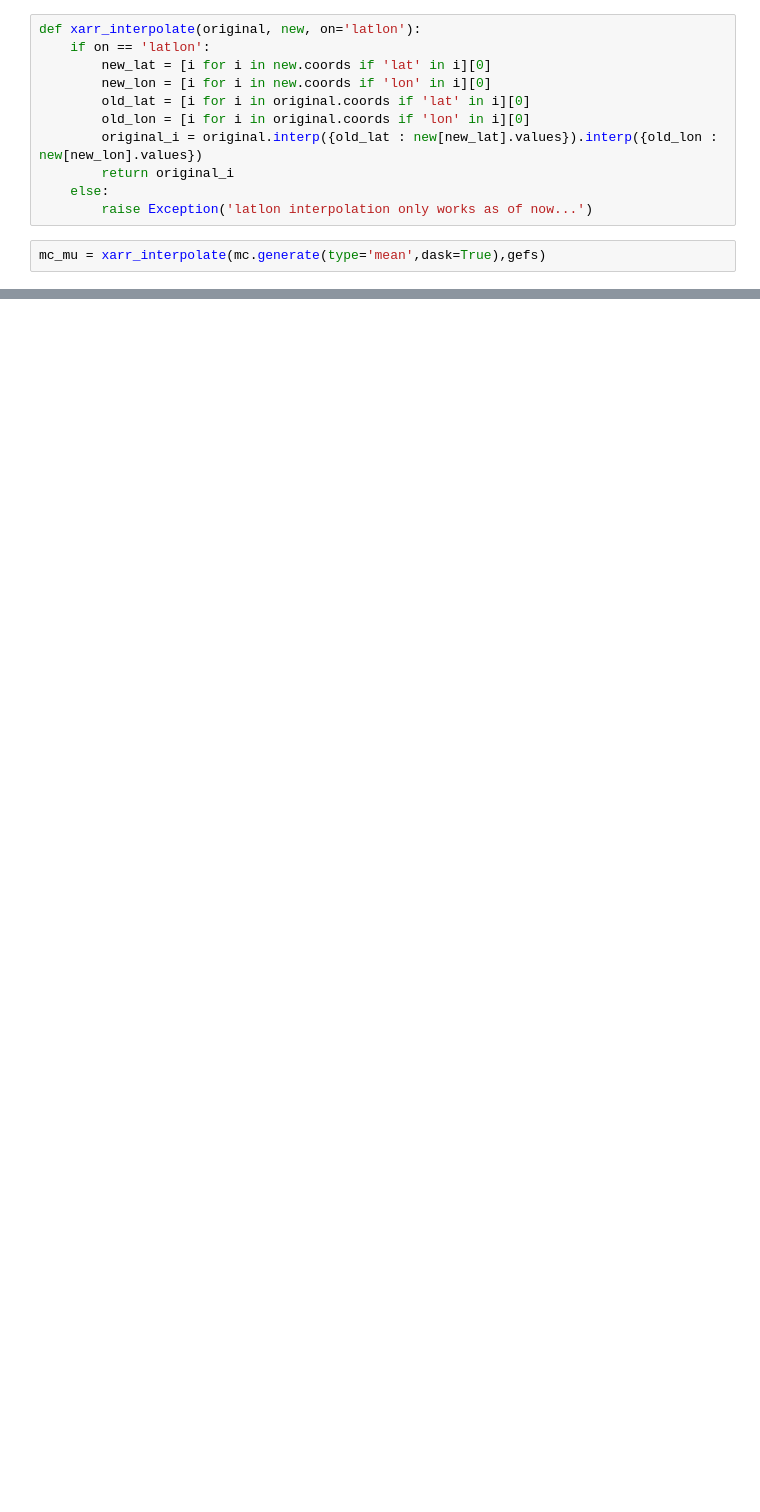
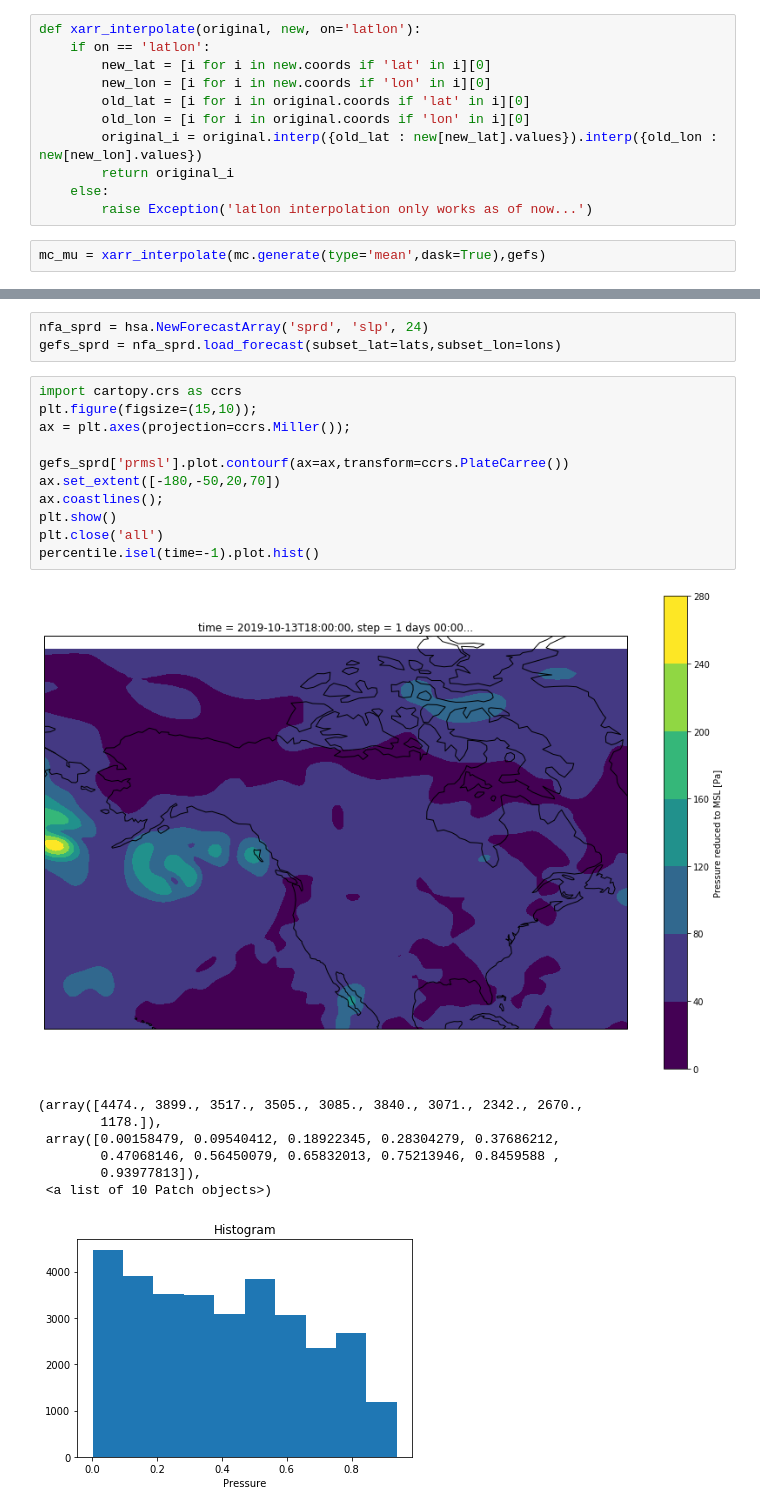
Before and after one commit to aaTman/espr_legacy, a Jupyter notebook: src/test_interp_percentiles.ipynb, the cells around one changed output, grey strips where cells are left out. Cells and saved outputs as stored; diff of their text form; blank space fills up the shorter version.

```diff
--- a/src/test_interp_percentiles.ipynb
+++ b/src/test_interp_percentiles.ipynb
@@ -135,0 +213,23 @@ Data variables:
+# %%
+nfa_sprd = hsa.NewForecastArray('sprd', 'slp', 24)
+gefs_sprd = nfa_sprd.load_forecast(subset_lat=lats,subset_lon=lons)
+# %%
+import cartopy.crs as ccrs
+plt.figure(figsize=(15,10));
+ax = plt.axes(projection=ccrs.Miller());
+
+gefs_sprd['prmsl'].plot.contourf(ax=ax,transform=ccrs.PlateCarree())
+ax.set_extent([-180,-50,20,70])
+ax.coastlines();
+plt.show()
+plt.close('all')
+percentile.isel(time=-1).plot.hist()
+# %% [output]
+[figure, added]
+(array([4474., 3899., 3517., 3505., 3085., 3840., 3071., 2342., 2670.,
+        1178.]),
+ array([0.00158479, 0.09540412, 0.18922345, 0.28304279, 0.37686212,
+        0.47068146, 0.56450079, 0.65832013, 0.75213946, 0.8459588 ,
+        0.93977813]),
+ <a list of 10 Patch objects>)
+[figure, added]
```
Also changed, not shown: parts of 27 cells of this notebook, 2 other files.
